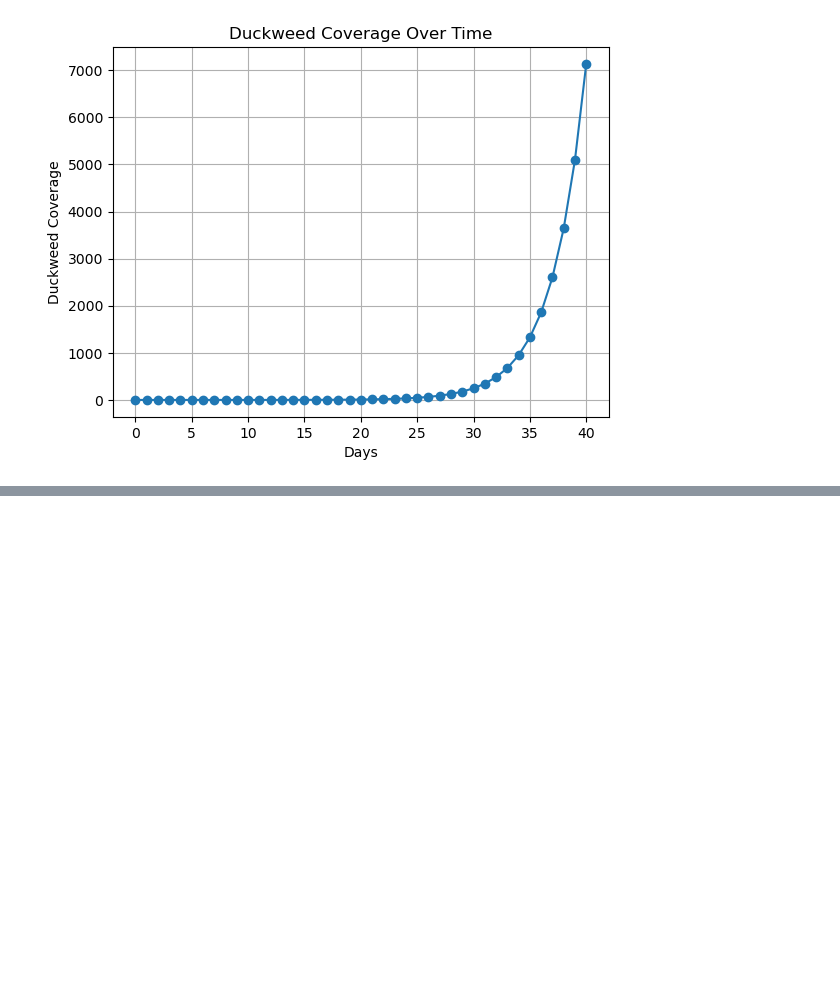
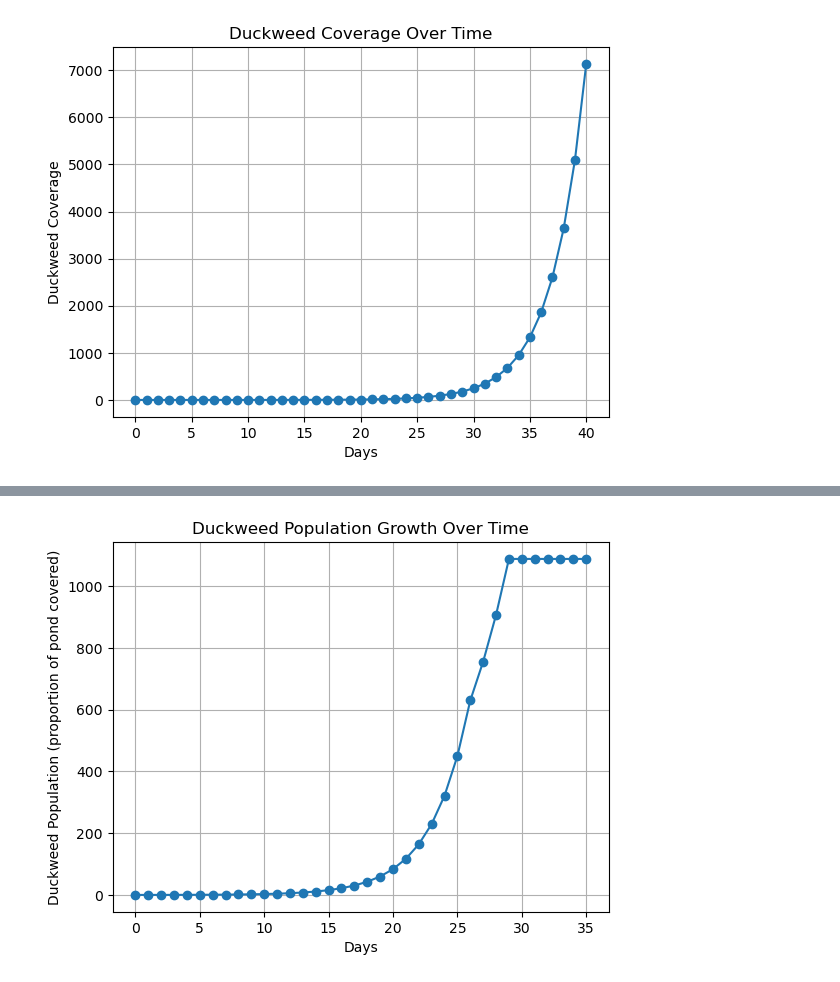
Before and after one commit to alexurling/BIO_350_F25, a Jupyter notebook: IC_assignment2.ipynb, the cells around one changed output, grey strips where cells are left out. Drawn from its saved outputs; the diff is of its cells as text; code cells hidden in the pictures; blank space fills up the shorter version.

```diff
--- a/IC_assignment2.ipynb
+++ b/IC_assignment2.ipynb
@@ -42,0 +60,26 @@ plt.show()
+# %%
+#Change N_Exp to N_exp2 and have 3 conditions based on N_0
+#If N_0 < 500, p = 0.4
+#If N_0 >= 500 and N_0 < 1000, p = 0.2
+#If N_0 >= 1000, p = 0
+def N_exp2(N_0, time):
+    # Exponential growth model with changing p based on N_0
+    # Save N_values into a list
+    N_values = [N_0]
+    # Save initial population
+    current_N = N_0
+    for _ in range(time):
+        # Determine p based on current_N
+        if current_N < 500:
+            p = 0.4
+        elif 500 <= current_N < 1000:
+            p = 0.2
+        else:
+            p = 0
+        # Update population based on exponential growth
+        current_N = current_N + p * current_N
+        # Round to 3 decimal places
+        current_N = round(current_N, 3)
+        # Add current population to the list
+        N_values.append(current_N)
+    return N_values
@@ -42,0 +92,15 @@ plt.show()
+# %%
+#Plot the results with days on the x-axis and population on the y-axis
+days = list(range(36)) # 0 to 35 days
+# create the plot
+plt.plot(days, result, marker='o')
+# Add labels and title
+plt.xlabel('Days')
+plt.ylabel('Duckweed Population (proportion of pond covered)')
+plt.title('Duckweed Population Growth Over Time')
+# Add a grid
+plt.grid()
+# Show the plot
+plt.show()
+# %% [output]
+[figure, added]
```
Also changed, not shown: parts of 2 cells of this notebook, 2 other files.
